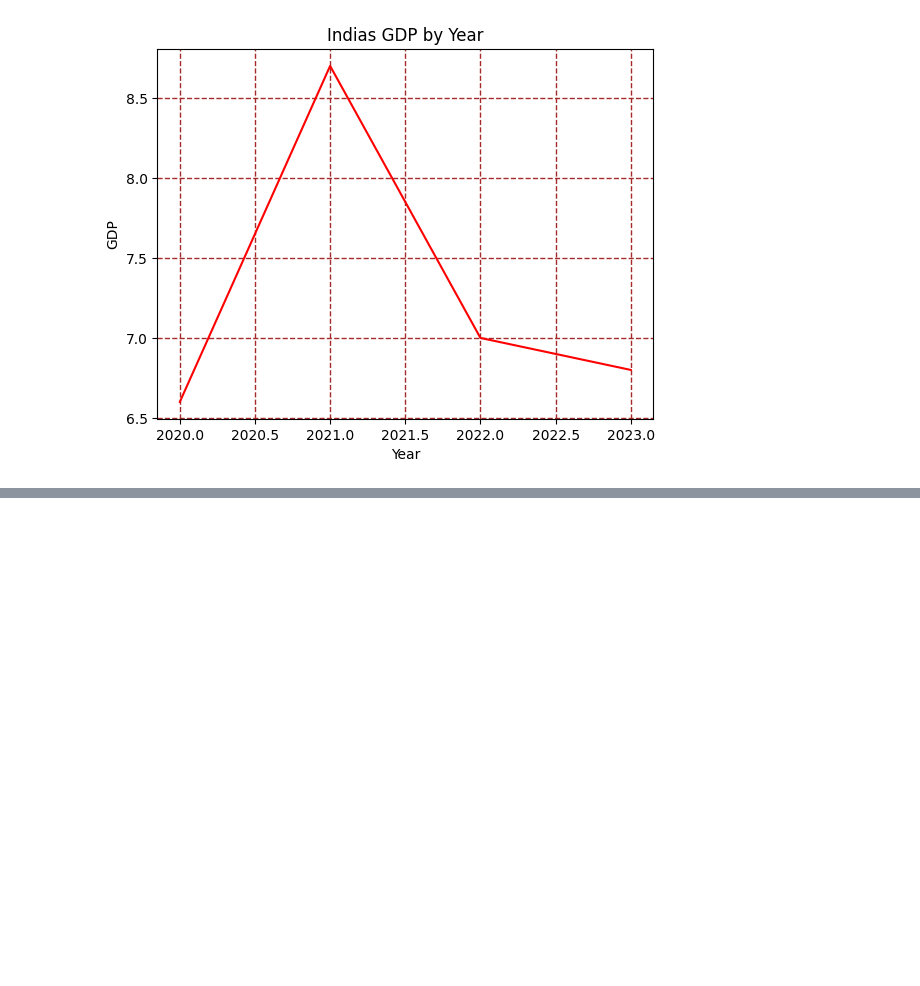
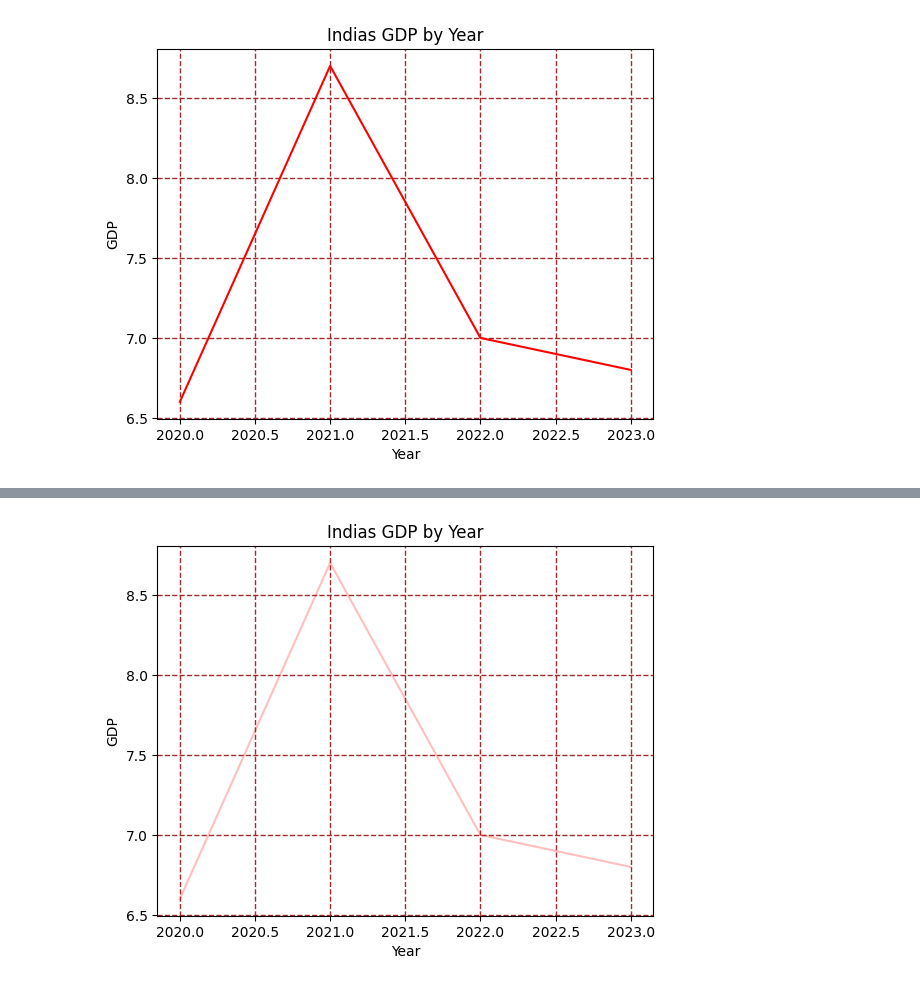
Before and after one commit to jamwalshah/surya_learning_arena, a Jupyter notebook: python_lang/Udemy-_Python_for_beginners/36. Additional Content - Matplotlib/36. Additional Content - Matplotlib.ipynb, the cells around one changed output, grey strips where cells are left out. Drawn from its saved outputs; the diff is of its cells as text; code cells hidden in the pictures; blank space fills up the shorter version.

Commit message:
Completed 36. Additional Content - Matplotlib files

```diff
--- a/python_lang/Udemy-_Python_for_beginners/36. Additional Content - Matplotlib/36. Additional Content - Matplotlib.ipynb
+++ b/python_lang/Udemy-_Python_for_beginners/36. Additional Content - Matplotlib/36. Additional Content - Matplotlib.ipynb
@@ -115,0 +118,15 @@ plt.show() # shows the generated graph
+# %%
+import matplotlib.pyplot as plt
+import numpy as np
+
+xpoints = np.array([2020, 2021, 2022, 2023])
+ypoints = np.array([6.6, 8.7, 7.0, 6.8])
+
+plt.title('Indias GDP by Year') # title for the figure
+plt.xlabel('Year') # label for x-axis
+plt.ylabel('GDP') # label for y-axis
+plt.grid(color='brown', linestyle='--', linewidth=1) # creates grid on both axes
+plt.plot(xpoints, ypoints, color='red', alpha=0.25) # generates a graph with red color and transparency
+plt.show() # shows the generated graph
+# %% [output]
+[figure, added]
```
Also changed, not shown: parts of 18 cells of this notebook.
